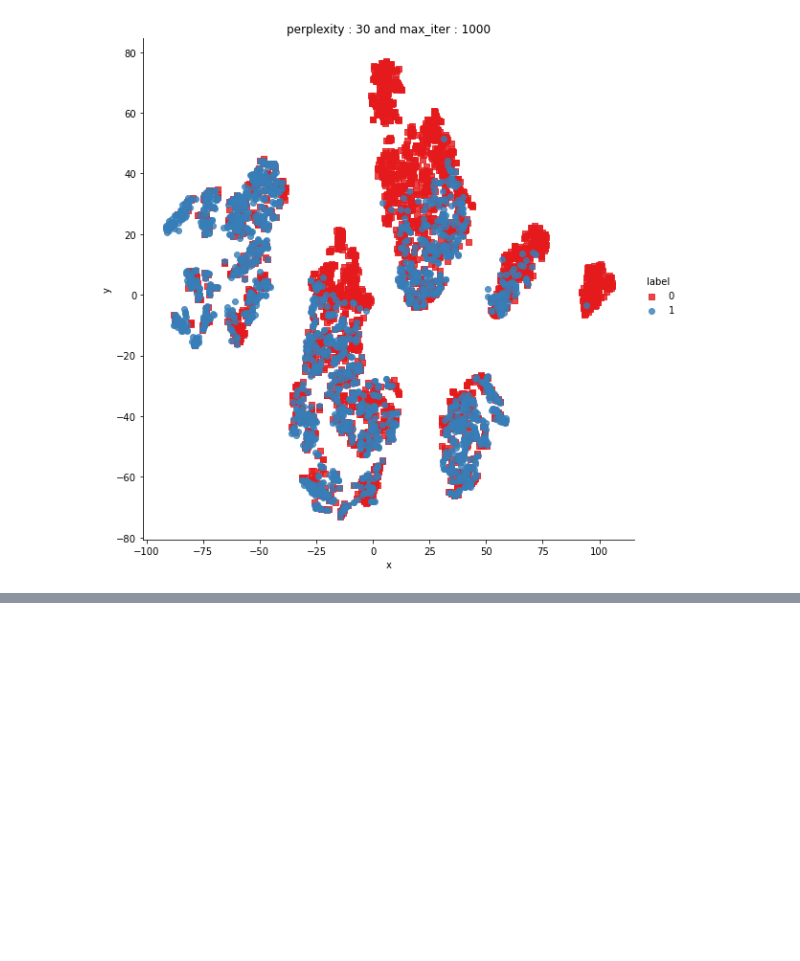
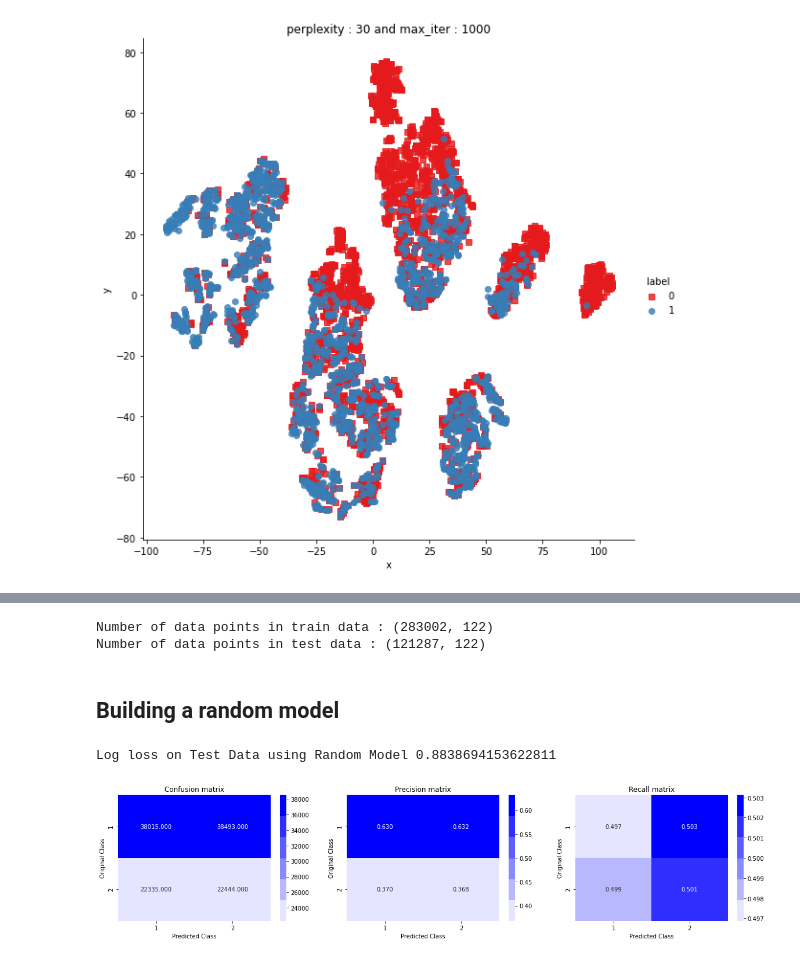
Before and after one commit to danish2562022/Quara-Questions-Pair-Similarity, a Jupyter notebook: EDA_Quora.ipynb, the cells around one changed output, grey strips where cells are left out. Saved outputs shown, nothing was run; the diff lists cells and outputs as text; code cells hidden in the pictures; blank space fills up the shorter version.

```diff
--- a/EDA_Quora.ipynb
+++ b/EDA_Quora.ipynb
@@ -416,3 +422,4 @@ data=data.drop(['qid1','qid2','question1','question2'],axis=1)
 # %%
 final_data  = data.join(df1)
 final_data  = data.join(df2)
+final_data.drop(data.index[0], inplace=True)
@@ -427,0 +428,4 @@ Index(['id', 'is_duplicate', 'freq_qid1', 'freq_qid2', 'q1len', 'q2len',
+# %%
+y_true = final_data['is_duplicate']
+final_data.drop([ 'id','is_duplicate'], axis=1, inplace=True)
+final_data.head()
@@ -427,0 +440,8 @@ Index(['id', 'is_duplicate', 'freq_qid1', 'freq_qid2', 'q1len', 'q2len',
+# %%
+X_train,X_test, y_train, y_test = train_test_split(final_data, y_true, stratify=y_true, test_size=0.3)
+# %%
+print("Number of data points in train data :",X_train.shape)
+print("Number of data points in test data :",X_test.shape)
+# %% [output]
+Number of data points in train data : (283002, 122)
+Number of data points in test data : (121287, 122)
@@ -427,0 +502,14 @@ Index(['id', 'is_duplicate', 'freq_qid1', 'freq_qid2', 'q1len', 'q2len',
+# %% [markdown]
+## Building a random model
+# %%
+predicted_y = np.zeros((len(y_test),2))
+for i in range(len(y_test)):
+     rand_probs = np.random.rand(1,2)
+     predicted_y[i] = ((rand_probs/sum(sum(rand_probs)))[0])
+print("Log loss on Test Data using Random Model",log_loss(y_test, predicted_y, eps=1e-15))
+
+predicted_y =np.argmax(predicted_y, axis=1)
+plot_confusion_matrixx(y_test, predicted_y)
+# %% [output]
+Log loss on Test Data using Random Model 0.8838694153622811
+[figure, added]
```
Also changed, not shown: parts of 9 cells of this notebook.
